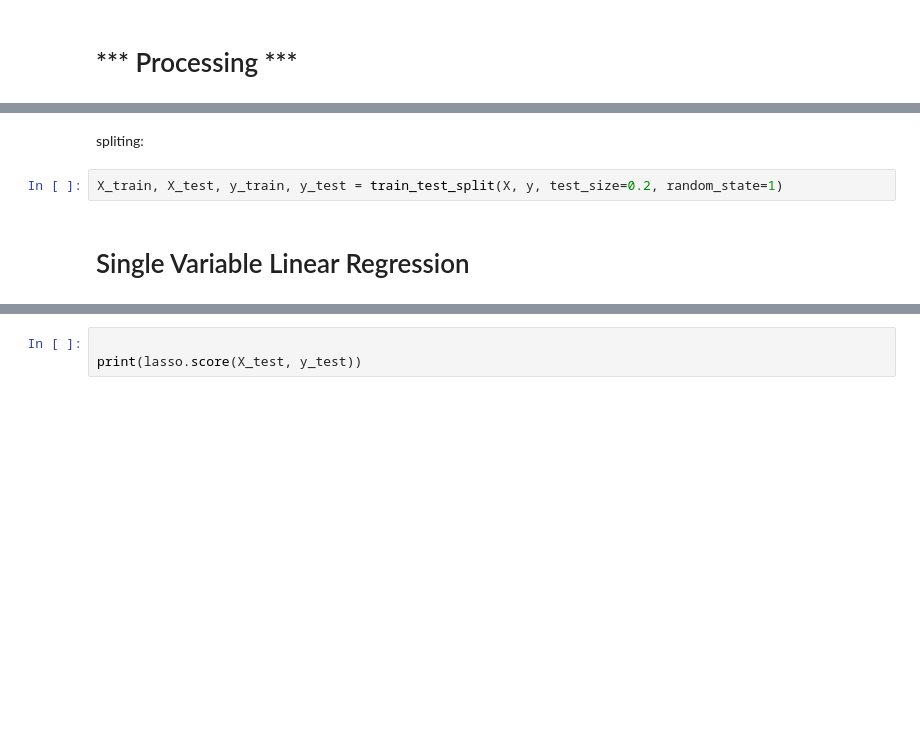
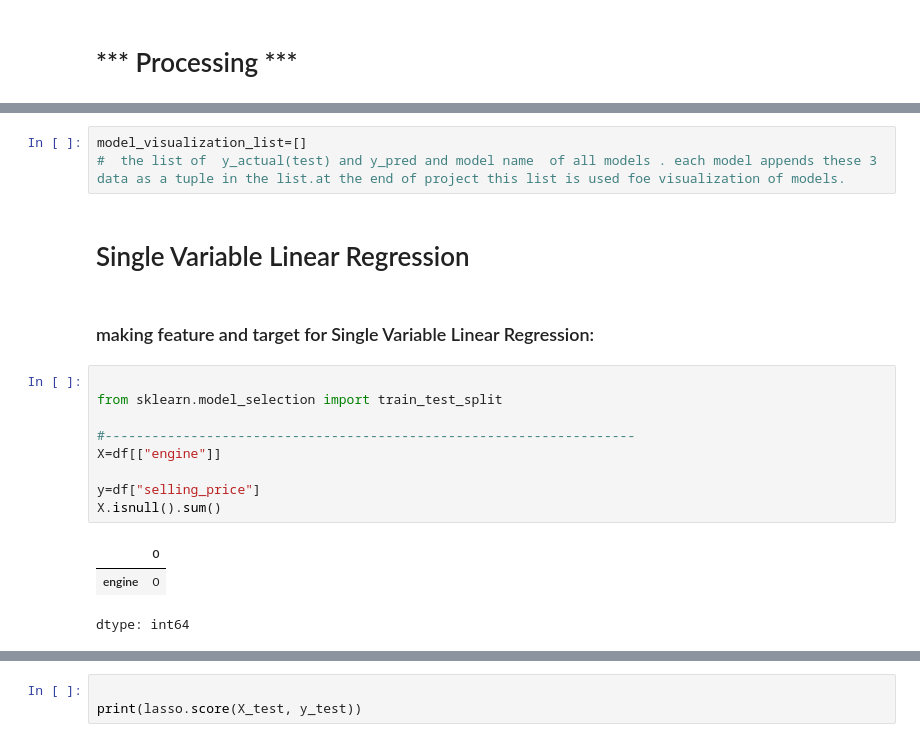
Before and after one commit to beiranvand2013-ops/PYTHON_PROJECTS, a Jupyter notebook: 2_Performance_of_regression_models_homework_answer.ipynb, the cells around one changed output, grey strips where cells are left out. Cells and saved outputs as stored; diff of their text form; blank space fills up the shorter version.

```diff
--- a/2_Performance_of_regression_models_homework_answer.ipynb
+++ b/2_Performance_of_regression_models_homework_answer.ipynb
@@ -389,8 +369,22 @@ dtype: int64
-# %% [markdown]
-spliting:
-# %%
-X_train, X_test, y_train, y_test = train_test_split(X, y, test_size=0.2, random_state=1)
+# %%
+model_visualization_list=[]
+#  the list of  y_actual(test) and y_pred and model name  of all models . each model appends these 3 data as a tuple in the list.at the end of project this list is used foe visualization of models.
 # %% [markdown]
 # Single Variable Linear Regression
+# %% [markdown]
+###  making feature and target for Single Variable Linear Regression:
+# %%
+
+from sklearn.model_selection import train_test_split
+
+#--------------------------------------------------------------------
+X=df[["engine"]]
+
+y=df["selling_price"]
+X.isnull().sum()
+# %% [output]
+|  | 0 |
+| engine | 0 |
+dtype: int64
 # %%
 from sklearn.linear_model import LinearRegression
```
Also changed, not shown: parts of 42 cells of this notebook.
